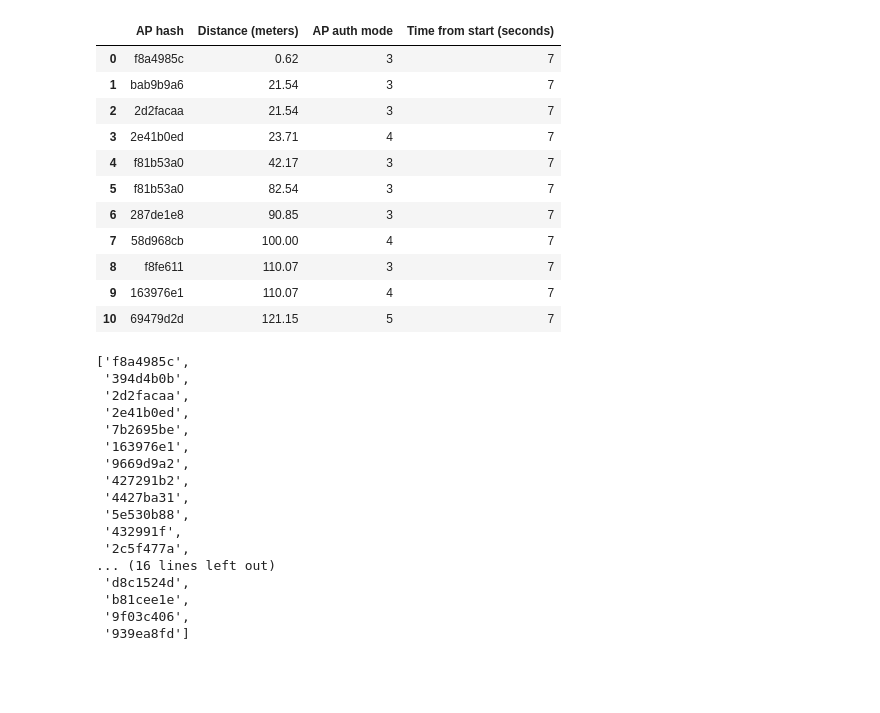
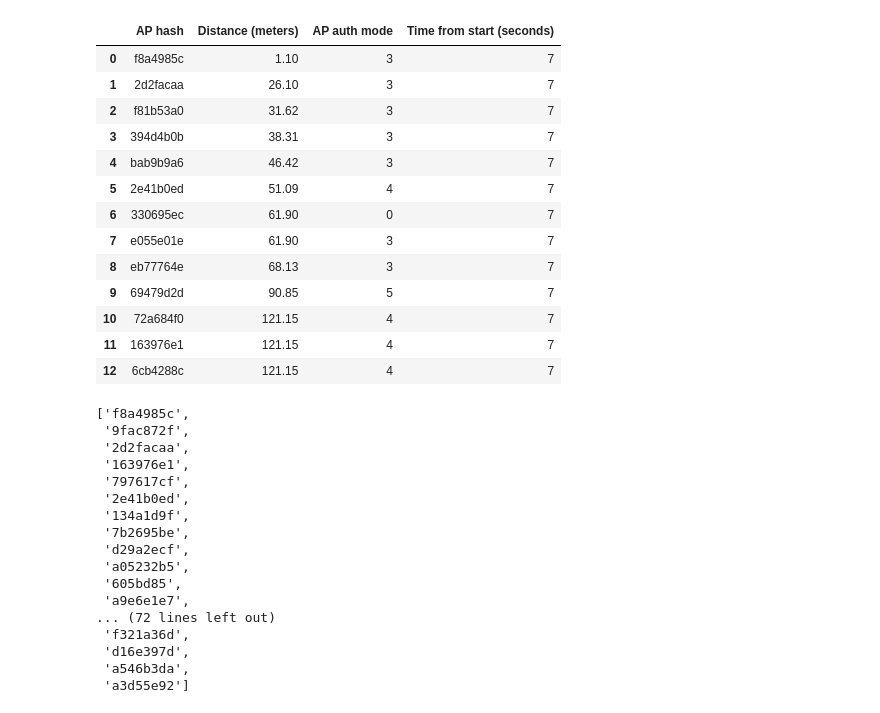
Before and after one commit to carvilsi/flipper0-process-wifi-map-data, a Jupyter notebook: jupyter-notebooks/WiFi_maps_process.ipynb, the cells around one changed output. Cells and saved outputs as stored; diff of their text form; code cells hidden in the pictures; blank space fills up the shorter version.

```diff
--- a/jupyter-notebooks/WiFi_maps_process.ipynb
+++ b/jupyter-notebooks/WiFi_maps_process.ipynb
@@ -1,29 +1,31 @@
 # %%
 import pandas as pd
 
-df = pd.read_csv("local-data/wifi_map_6-10-2025_19_19_26_home_consum.csv", sep=";")
+df = pd.read_csv("local-data/wifi_map_14-10-2025_9_15_51_home_yoga_terra.csv", sep=";")
 
 times = df["Time from start (seconds)"].unique()
 
 # splitting the data base on same moment adquisition
 subsets = []
 for tm in times:
     sub = df.loc[df["Time from start (seconds)"] == tm]
     subsets.append(sub)
 subsets[0]
 # %% [output]
 |  | AP hash | Distance (meters) | AP auth mode | Time from start (seconds) |
-| 0 | f8a4985c | 0.62 | 3 | 7 |
-| 1 | bab9b9a6 | 21.54 | 3 | 7 |
-| 2 | 2d2facaa | 21.54 | 3 | 7 |
-| 3 | 2e41b0ed | 23.71 | 4 | 7 |
-| 4 | f81b53a0 | 42.17 | 3 | 7 |
-| 5 | f81b53a0 | 82.54 | 3 | 7 |
-| 6 | 287de1e8 | 90.85 | 3 | 7 |
-| 7 | 58d968cb | 100.00 | 4 | 7 |
-| 8 | f8fe611 | 110.07 | 3 | 7 |
-| 9 | 163976e1 | 110.07 | 4 | 7 |
-| 10 | 69479d2d | 121.15 | 5 | 7 |
+| 0 | f8a4985c | 1.10 | 3 | 7 |
+| 1 | 2d2facaa | 26.10 | 3 | 7 |
+| 2 | f81b53a0 | 31.62 | 3 | 7 |
+| 3 | 394d4b0b | 38.31 | 3 | 7 |
+| 4 | bab9b9a6 | 46.42 | 3 | 7 |
+| 5 | 2e41b0ed | 51.09 | 4 | 7 |
+| 6 | 330695ec | 61.90 | 0 | 7 |
+| 7 | e055e01e | 61.90 | 3 | 7 |
+| 8 | eb77764e | 68.13 | 3 | 7 |
+| 9 | 69479d2d | 90.85 | 5 | 7 |
+| 10 | 72a684f0 | 121.15 | 4 | 7 |
+| 11 | 163976e1 | 121.15 | 4 | 7 |
+| 12 | 6cb4288c | 121.15 | 4 | 7 |
 # %%
 # get an array holding all the nearest APs
 nearests_uniq = []
@@ -37,22 +39,22 @@ for sub in subsets:
 nearests_uniq
 # %% [output]
 ['f8a4985c',
- '394d4b0b',
+ '9fac872f',
  '2d2facaa',
+ '163976e1',
+ '797617cf',
  '2e41b0ed',
+ '134a1d9f',
  '7b2695be',
- '163976e1',
- '9669d9a2',
- '427291b2',
- '4427ba31',
- '5e530b88',
- '432991f',
- '2c5f477a',
-... (16 lines left out)
- 'd8c1524d',
- 'b81cee1e',
- '9f03c406',
- '939ea8fd']
+ 'd29a2ecf',
+ 'a05232b5',
+ '605bd85',
+ 'a9e6e1e7',
+... (72 lines left out)
+ 'f321a36d',
+ 'd16e397d',
+ 'a546b3da',
+ 'a3d55e92']
 # %%
 # get all data related with the nearest APs
 interest_aps = []
```
Also changed, not shown: parts of 6 cells of this notebook.
